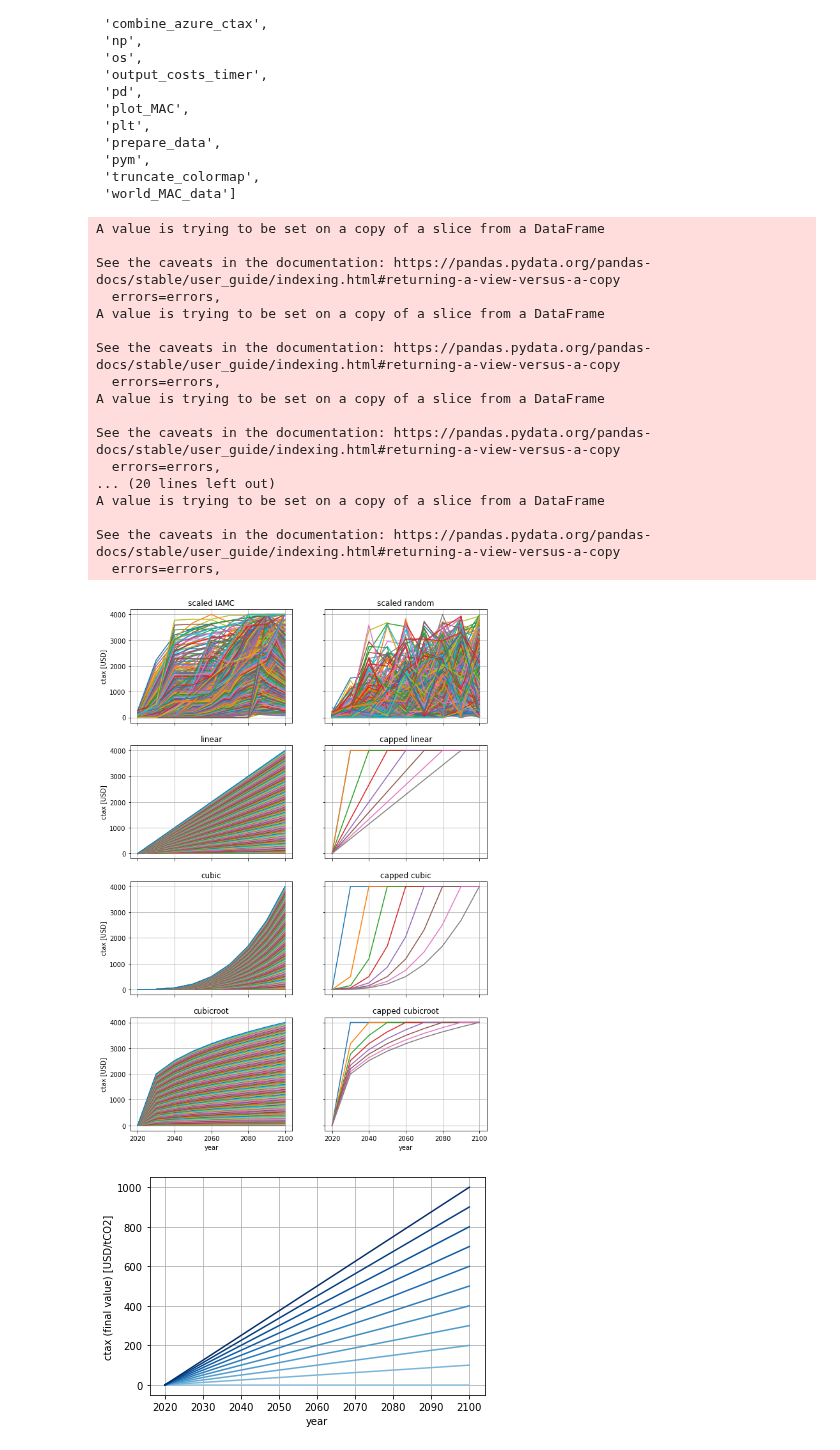
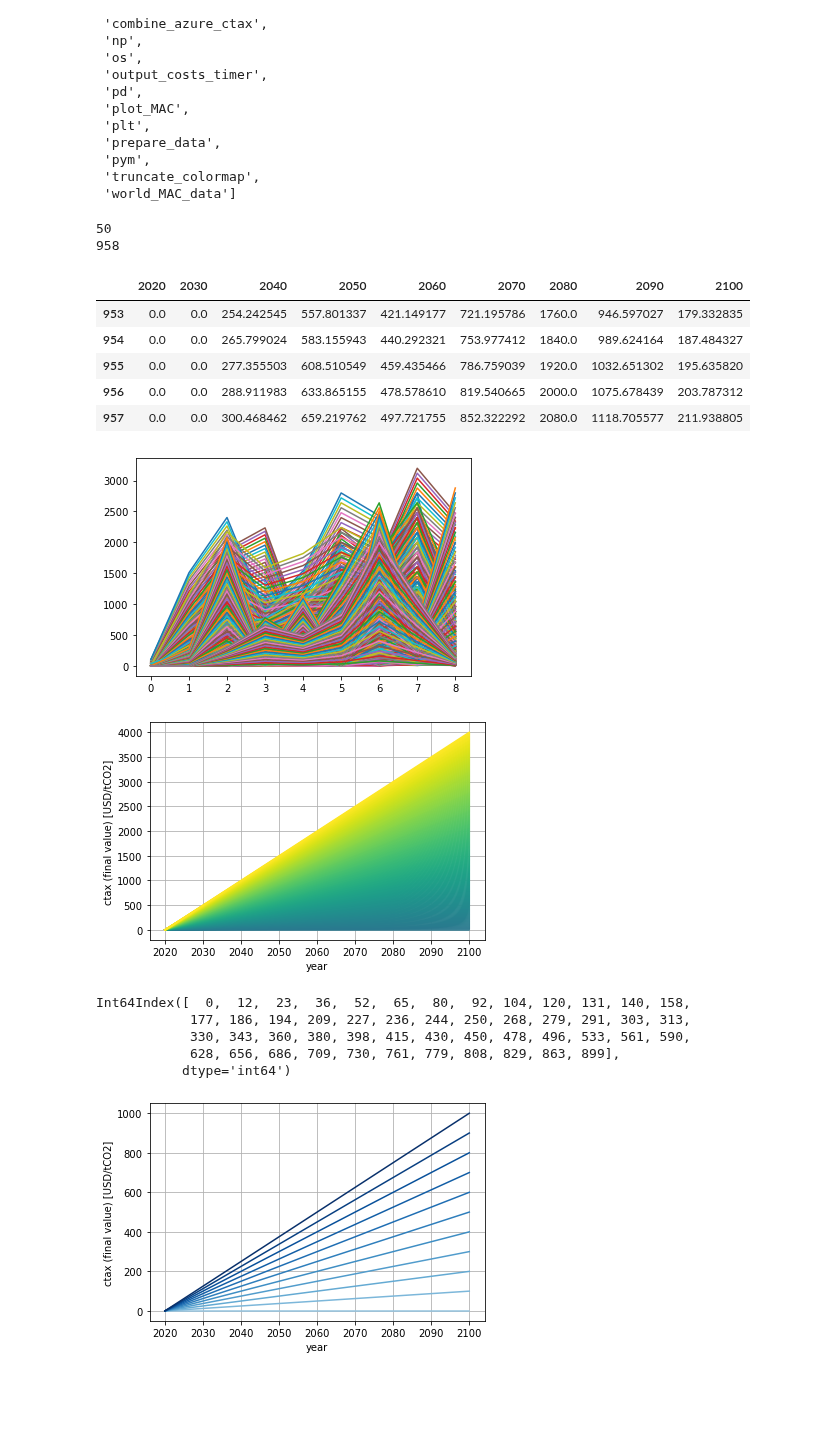
Before and after one commit to TVHTE/PBL_Code, a Jupyter notebook: Emulator/ctax_paths.ipynb, the cells around one changed output. Drawn from its saved outputs; the diff is of its cells as text; code cells hidden in the pictures; blank space fills up the shorter version.

```diff
--- a/Emulator/ctax_paths.ipynb
+++ b/Emulator/ctax_paths.ipynb
@@ -58,66 +59,78 @@ prepare data from IAMC database
 
 reload(prepare_paths)
 
 YEAR_STEP = 10
 MAX_CTAX = 4000
 MODELS = ['IMAGE']
 STEP_CTAX = 200
-STEP_CTAX_LIN_PATHS = 40
+STEP_CTAX_LIN_PATHS = 20
 MAX_RAND = 2
 
 raw_data = prepare_paths.prepare_data(IAMC_database)
 
 carbon_prices, models_ctax = raw_data.filter_iamc(YEAR_STEP, 'Price|Carbon', MAX_CTAX, MODELS)
 # mean_temp, models_temp = raw_data.filter_iamc(year_step, 'AR5 climate diagnostics|Temperature|Global Mean|MAGICC6|MED',
 #                                               MAX_CTAX, MODELS)
 
 # scaled and lin ctax
 scaled_ctax_paths = raw_data.scale_ctax(STEP_CTAX)
 lin_ctax_paths = raw_data.get_linear(MAX_CTAX, STEP_CTAX_LIN_PATHS)
-sparse_ctax_paths = raw_data.sparse_linear(MAX_CTAX)
+# sparse_ctax_paths = raw_data.sparse_linear(MAX_CTAX)
 random_ctax_paths = raw_data.get_random(MAX_RAND, MAX_CTAX)
-cubic_ctax_paths = raw_data.get_cubic(MAX_CTAX)
-cubicroot_ctax_paths = raw_data.get_cubicroot(MAX_CTAX)
-sparse_cubicroot_paths = raw_data.sparse_cubicroot(MAX_CTAX)
-sparse_cubic_paths = raw_data.sparse_cubic(MAX_CTAX)
+# cubic_ctax_paths = raw_data.get_cubic(MAX_CTAX)
+# cubicroot_ctax_paths = raw_data.get_cubicroot(MAX_CTAX)
+# sparse_cubicroot_paths = raw_data.sparse_cubicroot(MAX_CTAX)
+# sparse_cubic_paths = raw_data.sparse_cubic(MAX_CTAX)
+scaled_random = raw_data.scaled_random(STEP_CTAX_LIN_PATHS)
 
 # merged dataframe
 # all_paths = raw_data.merge_all(PATH_IAMC, 'all_ctax_paths.xlsx')
-# raw_data.plot_ctax_paths(all_paths)
+raw_data.plot_ctax_paths(lin_ctax_paths, colormap=None)
 
-ctaxes = [scaled_ctax_paths, random_ctax_paths, lin_ctax_paths, sparse_ctax_paths, cubic_ctax_paths, sparse_cubic_paths,
-         cubicroot_ctax_paths, sparse_cubicroot_paths]
+# ctaxes = [scaled_ctax_paths, random_ctax_paths, lin_ctax_paths, sparse_ctax_paths, cubic_ctax_paths, sparse_cubic_paths,
+#          cubicroot_ctax_paths, sparse_cubicroot_paths]
 
-for index, ctax in enumerate(ctaxes):
+# for index, ctax in enumerate(ctaxes):
 
-    rows = len(ctaxes)/2
+#     rows = len(ctaxes)/2
 
-    plt.subplot(rows,2,index + 1)
+#     plt.subplot(rows,2,index + 1)
 
-    ctax.T.plot(legend=False, ax=plt.gca(), sharex='year', sharey='ctax [USD]', title=ctax.method, grid=True,
-               figsize=(10,15), ylabel='ctax [USD]', xlabel='year')
+#     ctax.T.plot(legend=False, ax=plt.gca(), sharex='year', sharey='ctax [USD]', title=ctax.method, grid=True,
+#                figsize=(10,15), ylabel='ctax [USD]', xlabel='year')
 
 # save data to path
-# raw_data.prepare_mym(all_paths, PATH_IAMC_MYM, PATH_IAMC_CSV, 'ctax_train_')
+# raw_data.prepare_mym(scaled_random, PATH_RANDOM_SCALED, PATH_RANDOM_SCALED, 'ctax_train_')
+
+scaled_random.tail()
 # %% [output]
-A value is trying to be set on a copy of a slice from a DataFrame
-
-See the caveats in the documentation: https://pandas.pydata.org/pandas-docs/stable/user_guide/indexing.html#returning-a-view-versus-a-copy
-  errors=errors,
-A value is trying to be set on a copy of a slice from a DataFrame
-
-See the caveats in the documentation: https://pandas.pydata.org/pandas-docs/stable/user_guide/indexing.html#returning-a-view-versus-a-copy
-  errors=errors,
-A value is trying to be set on a copy of a slice from a DataFrame
-
-See the caveats in the documentation: https://pandas.pydata.org/pandas-docs/stable/user_guide/indexing.html#returning-a-view-versus-a-copy
-  errors=errors,
-... (20 lines left out)
-A value is trying to be set on a copy of a slice from a DataFrame
-
-See the caveats in the documentation: https://pandas.pydata.org/pandas-docs/stable/user_guide/indexing.html#returning-a-view-versus-a-copy
-  errors=errors,
+50
+958
+|  | 2020 | 2030 | 2040 | 2050 | 2060 | 2070 | 2080 | 2090 | 2100 |
+| 953 | 0.0 | 0.0 | 254.242545 | 557.801337 | 421.149177 | 721.195786 | 1760.0 | 946.597027 | 179.332835 |
+| 954 | 0.0 | 0.0 | 265.799024 | 583.155943 | 440.292321 | 753.977412 | 1840.0 | 989.624164 | 187.484327 |
+| 955 | 0.0 | 0.0 | 277.355503 | 608.510549 | 459.435466 | 786.759039 | 1920.0 | 1032.651302 | 195.635820 |
+| 956 | 0.0 | 0.0 | 288.911983 | 633.865155 | 478.578610 | 819.540665 | 2000.0 | 1075.678439 | 203.787312 |
+| 957 | 0.0 | 0.0 | 300.468462 | 659.219762 | 497.721755 | 852.322292 | 2080.0 | 1118.705577 | 211.938805 |
-[figure, old version]
+[figure, new version]
+[figure, added]
+# %%
+current_scaled_paths = scaled_random
+current_random = random_ctax_paths[:50].reset_index(drop=True)
+df_max = current_scaled_paths.max(axis=1)
+norm_df = current_scaled_paths.divide(df_max, axis=0)
+norm_df = norm_df.round(decimals=3)
+
+indices_paths = norm_df.drop_duplicates(keep='first').index
+print(indices_paths)
+
+# current_scaled_paths.to_excel('C:/Users/toonv/Documents/PBL/Data/random_scaled_mym/' + 'scaled_random.xlsx')
+# %% [output]
+Int64Index([  0,  12,  23,  36,  52,  65,  80,  92, 104, 120, 131, 140, 158,
+            177, 186, 194, 209, 227, 236, 244, 250, 268, 279, 291, 303, 313,
+            330, 343, 360, 380, 398, 415, 430, 450, 478, 496, 533, 561, 590,
+            628, 656, 686, 709, 730, 761, 779, 808, 829, 863, 899],
+           dtype='int64')
 # %%
 """
 Dataframe for costs experiment
```
Also changed, not shown: parts of 1 cell of this notebook, 5 other files.
